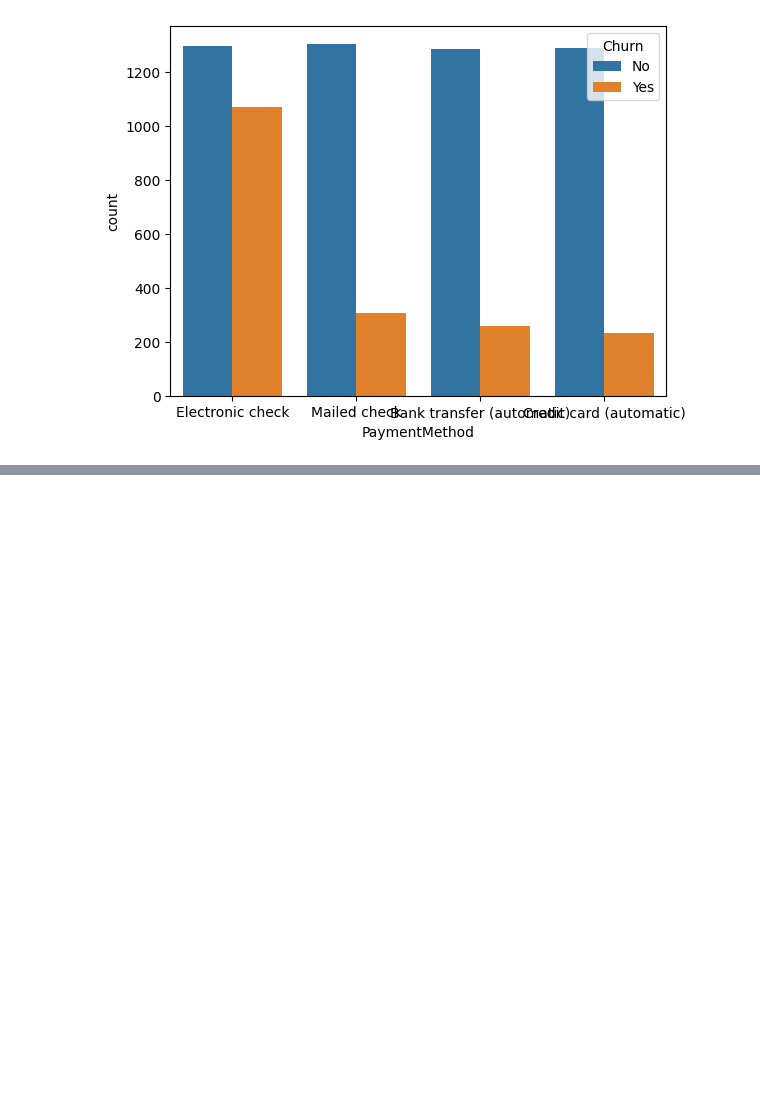
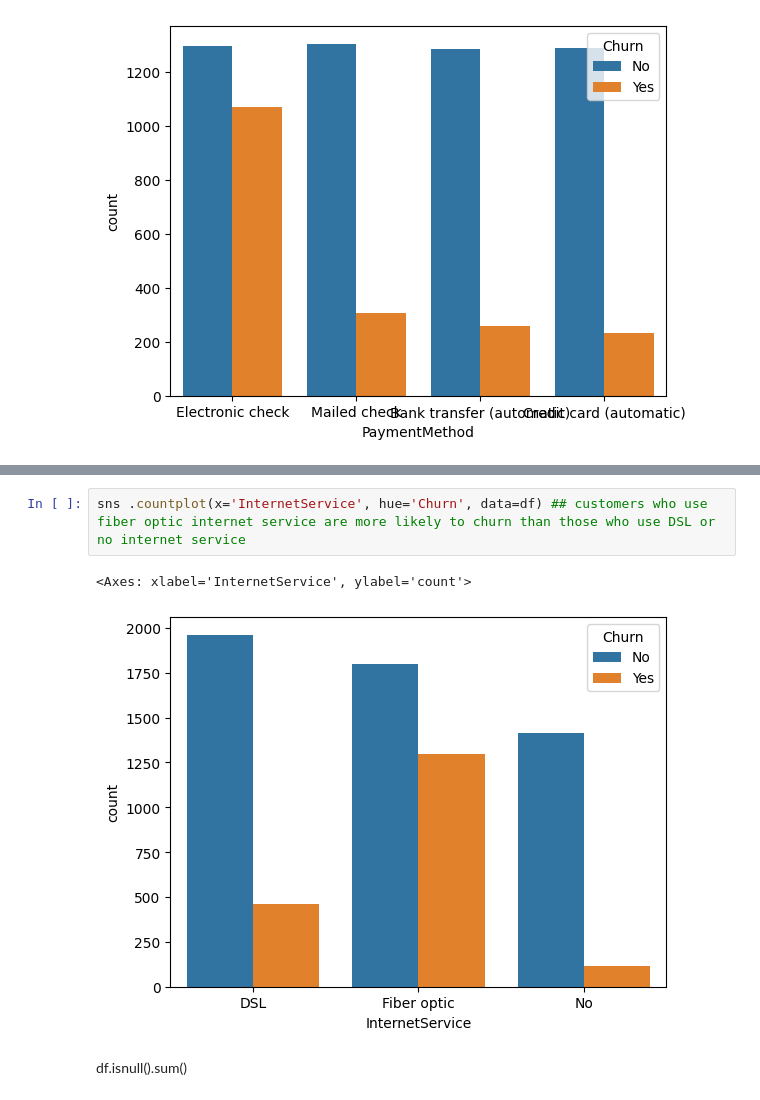
Before and after one commit to umarayaan/telco-customer-churn, a Jupyter notebook: telco.ipynb, the cells around one changed output, grey strips where cells are left out. Drawn from its saved outputs; the diff is of its cells as text; blank space fills up the shorter version.

```diff
--- a/telco.ipynb
+++ b/telco.ipynb
@@ -162,0 +159,7 @@ sns.scatterplot(x=df.TotalCharges,y=df. ) ## customers with higher total charges
+# %%
+sns .countplot(x='InternetService', hue='Churn', data=df) ## customers who use fiber optic internet service are more likely to churn than those who use DSL or no internet service
+# %% [output]
+<Axes: xlabel='InternetService', ylabel='count'>
+[figure, added]
+# %% [markdown]
+df.isnull().sum()
```
Also changed, not shown: parts of 54 cells of this notebook.
